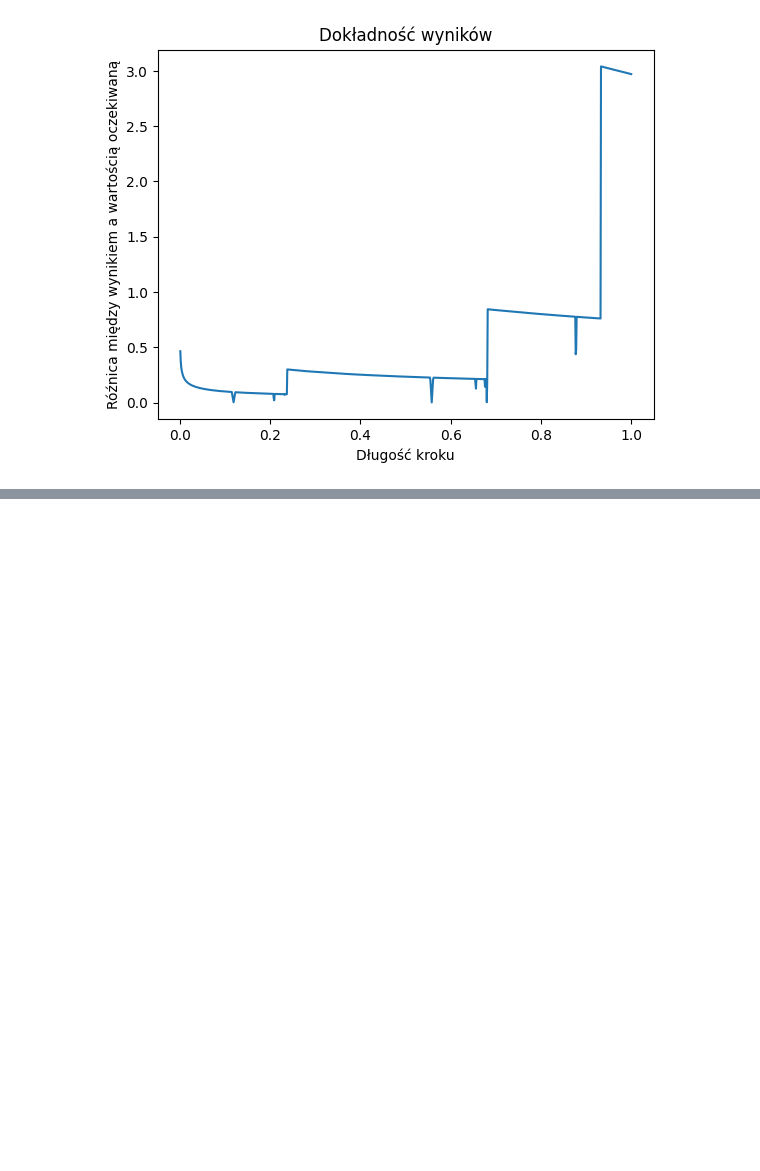
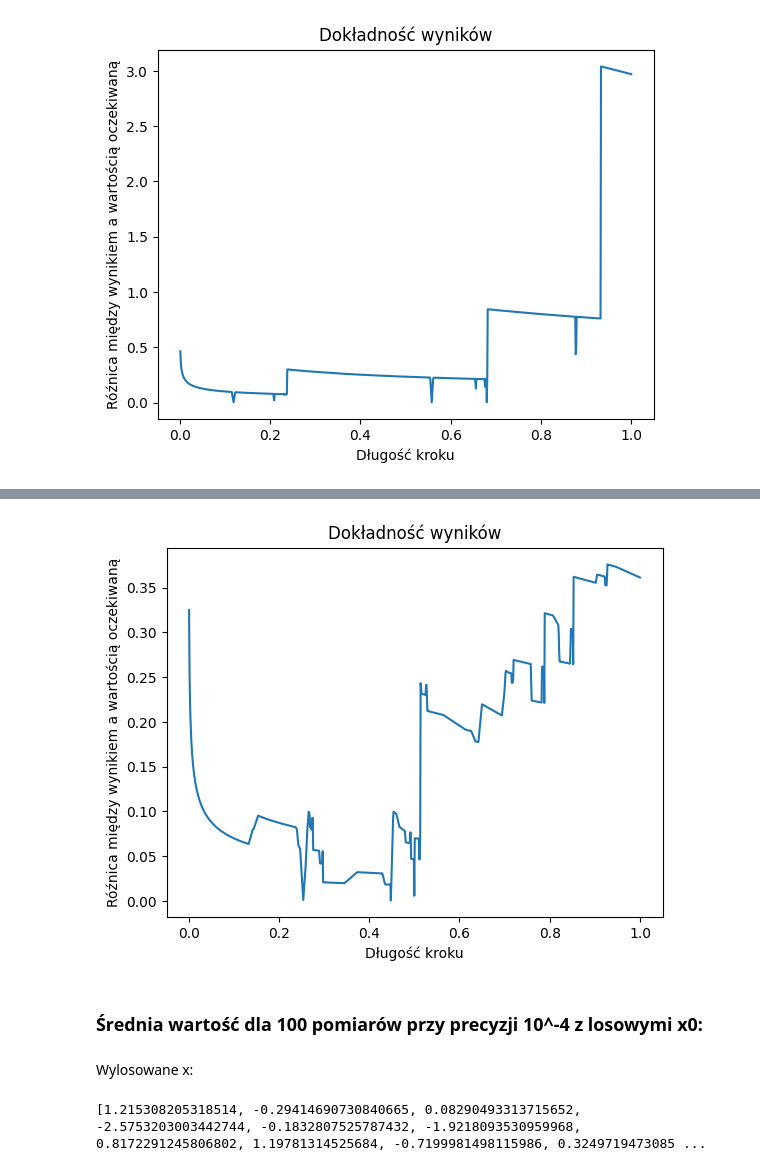
Before and after one commit to mbo009/WSI23Z, a Jupyter notebook: LAB01/Untitled.ipynb, the cells around one changed output, grey strips where cells are left out. Saved outputs shown, nothing was run; the diff lists cells and outputs as text; code cells hidden in the pictures; blank space fills up the shorter version.

```diff
--- a/LAB01/Untitled.ipynb
+++ b/LAB01/Untitled.ipynb
@@ -112,0 +129,6 @@ Wybieramy losowe wartości x0 od -2.9 do 2.9, ponieważ poza tym obszarem inne a
+# %%
+plt_accuracy(measurements[0], 0, "Dokładność wyników", 0.001)
+# %% [output]
+[figure, added]
+# %% [markdown]
+### Średnia wartość dla 100 pomiarów przy precyzji 10^-4 z losowymi x0:
@@ -112,0 +137,6 @@ Wybieramy losowe wartości x0 od -2.9 do 2.9, ponieważ poza tym obszarem inne a
+# %% [markdown]
+Wylosowane x:
+# %%
+print(measurements[1])
+# %% [output]
+[1.215308205318514, -0.29414690730840665, 0.08290493313715652, -2.5753203003442744, -0.1832807525787432, -1.9218093530959968, 0.8172291245806802, 1.19781314525684, -0.7199981498115986, 0.3249719473085 ...
```
Also changed, not shown: parts of 9 cells of this notebook, 1 other file.
